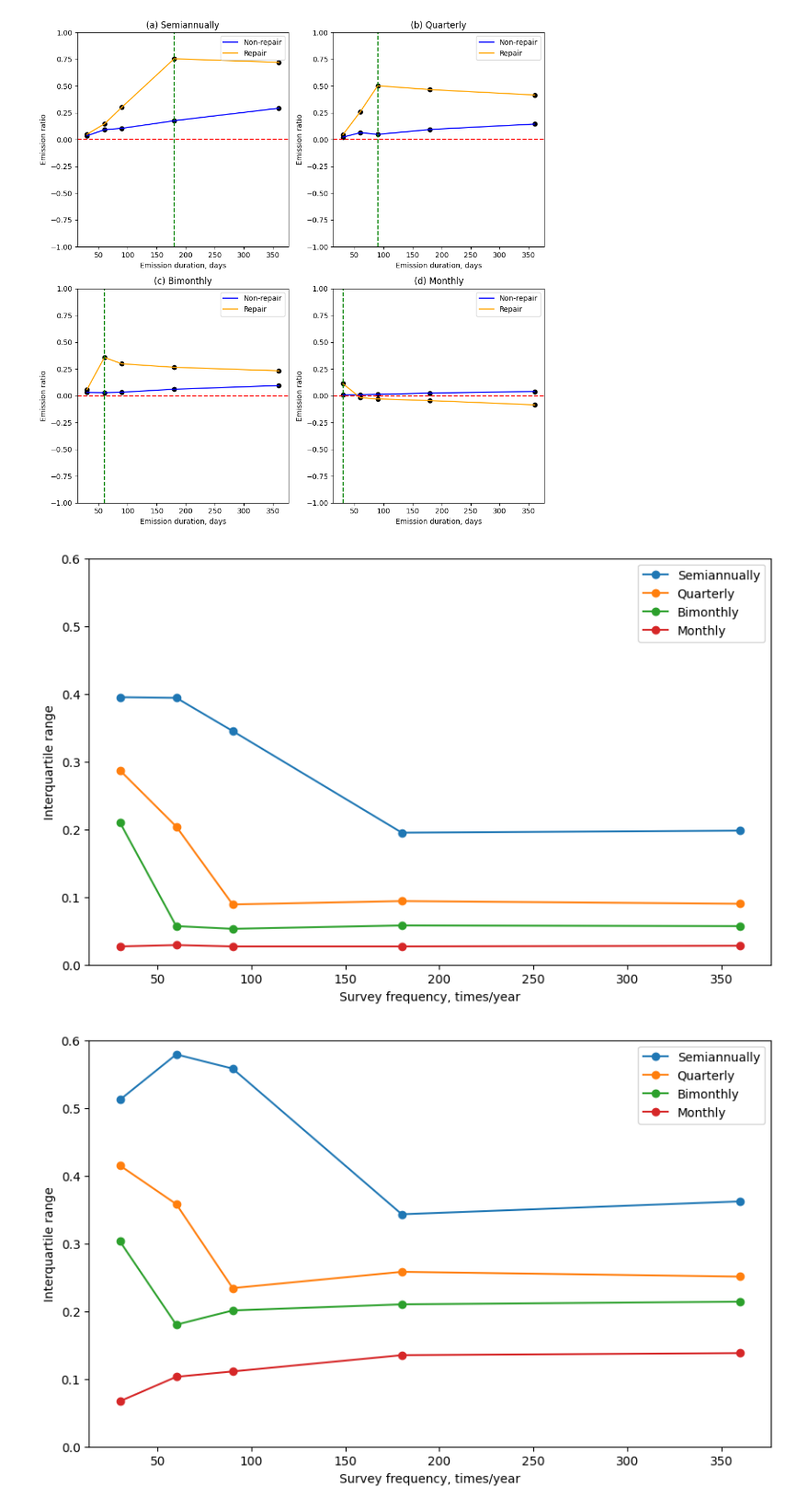
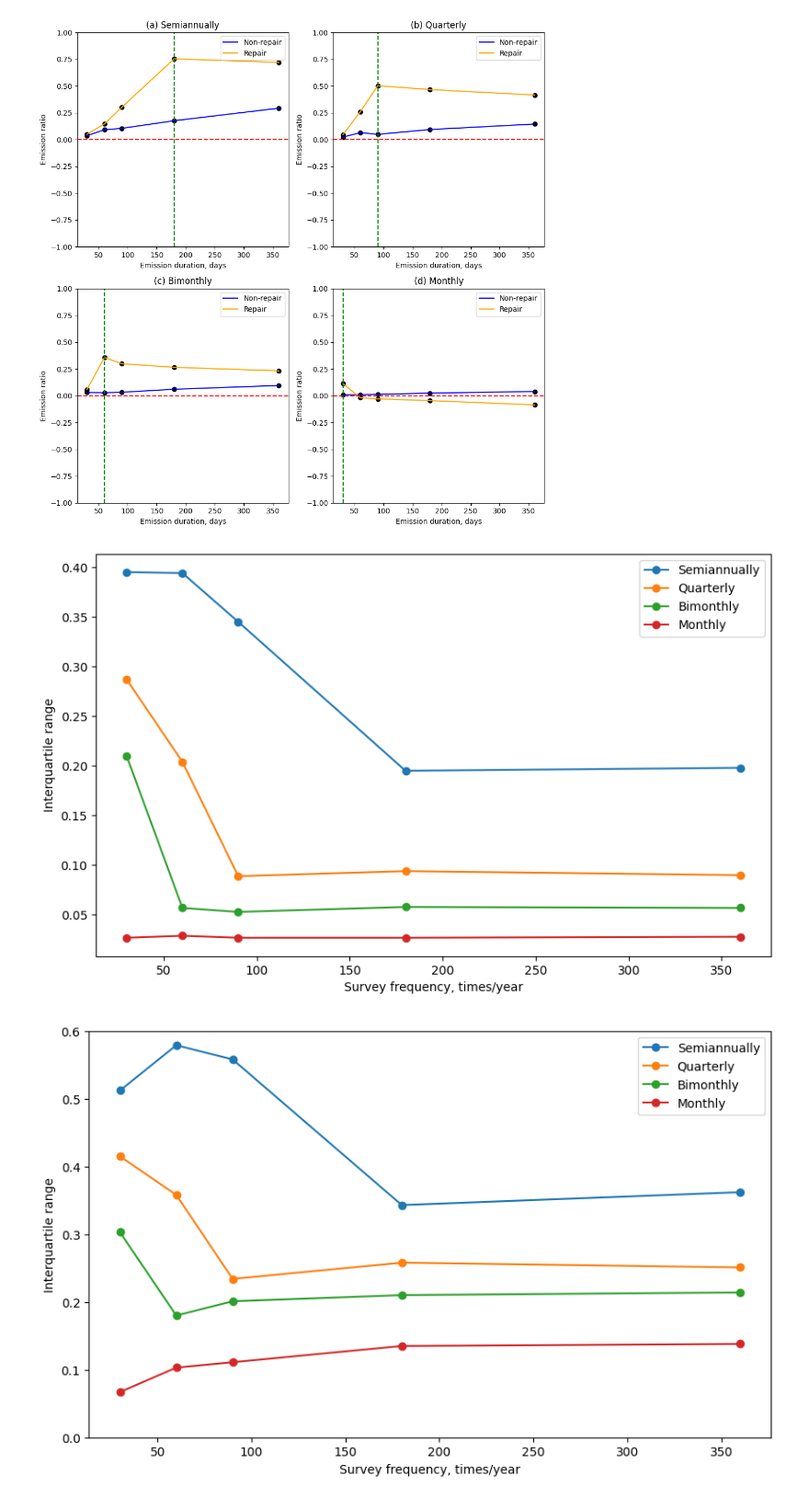
Before and after one commit to HJJJJX/Figure-Plotting, a Jupyter notebook: Uncertainty_Plot.ipynb, the cells around one changed output. Shown at 92% size. Drawn from its saved outputs; the diff is of its cells as text; code cells hidden in the pictures.

```diff
--- a/Uncertainty_Plot.ipynb
+++ b/Uncertainty_Plot.ipynb
@@ -670,36 +670,36 @@ plt.show()
 # %%
 import matplotlib.pyplot as plt
 import numpy as np
 
 # Provided data
 x_values = [[360, 180, 90, 60, 30], [360, 180, 90, 60, 30], [360, 180, 90, 60, 30], [360, 180, 90, 60, 30]]
 
 # Calculate 25th and 75th percentiles
 percentile_25 = [
     [19.6,7.9,-6.0,-10.5,-13.5], [10.4,4.8,0.9,-4.4,-10.9], [6.6,3.5,-2.2,-0.0,-7.3], [2.6,1.2,-0.0,-0.4,-0.3]]
 percentile_75 = [
     [39.4,27.4,28.5,28.9,26.0], [19.4,14.2,9.8,16.0,17.8], [12.3,9.3,3.1,5.7,13.7], [5.4,3.9,2.7,2.5,2.4]]
 
 # Convert to numpy arrays for easier manipulation
 percentile_25 = np.array(percentile_25)
 percentile_75 = np.array(percentile_75)
 
 # Calculate the interquartile range (IQR)
-difference = (percentile_75 - percentile_25) / 100
+difference = (100 + (percentile_75 - percentile_25)) / 100 -1
 
 # Plotting
 plt.figure(figsize=(10, 6))
 labels = ["Semiannually", "Quarterly", "Bimonthly", "Monthly"]
 for i in range(difference.shape[0]):
     plt.plot(x_values[i], difference[i], marker='o', label=labels[i])
 
 plt.xlabel('Survey frequency, times/year')
 plt.ylabel('Interquartile range')
-plt.ylim(0, 0.6)  # Set the y-axis limits
+# plt.ylim(0, 0.6)  # Set the y-axis limits
 plt.legend()
 plt.show()
 # %% [output]
-[figure, old version]
+[figure, new version]
 # %%
 import matplotlib.pyplot as plt
 import numpy as np
```
Also changed, not shown: parts of 1 cell of this notebook.
